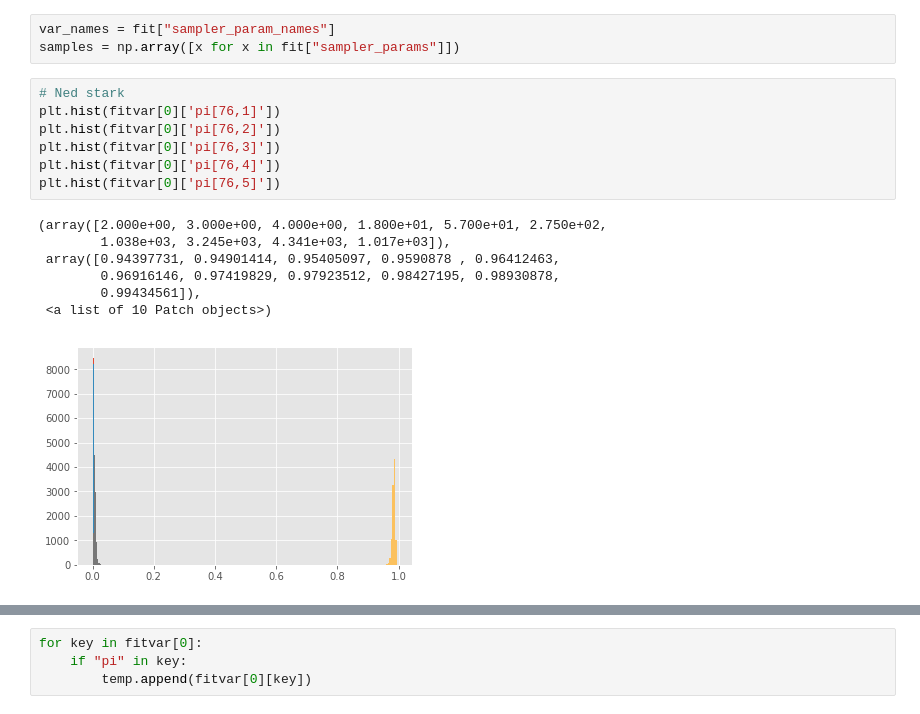
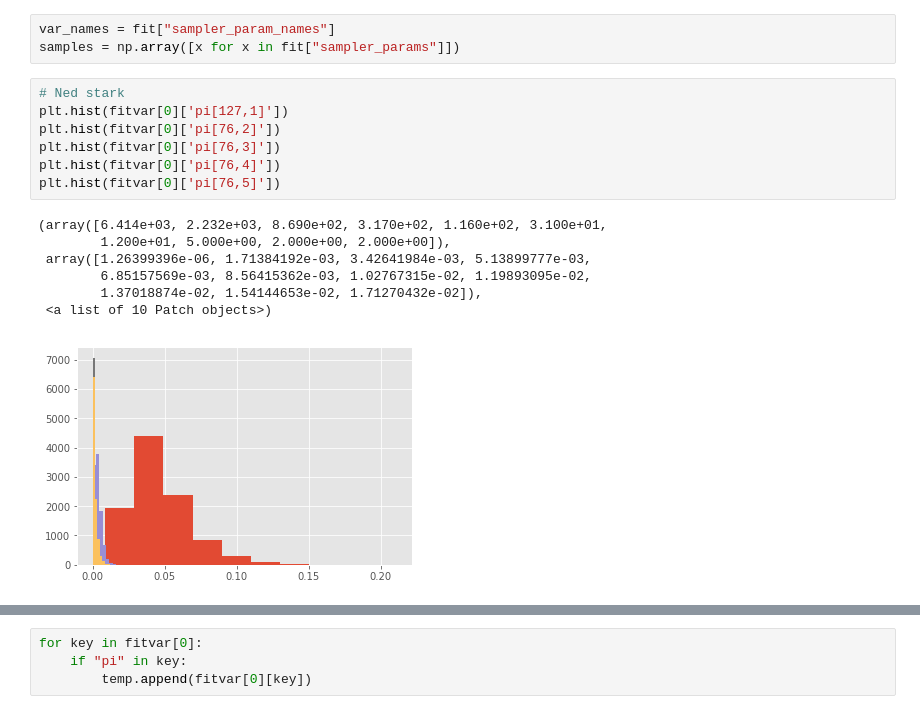
Before and after one commit to davidfrichhansen/mbml_project, a Jupyter notebook: notebooks/temp_final.ipynb, the cells around one changed output, grey strips where cells are left out. Cells and saved outputs as stored; diff of their text form.

```diff
--- a/notebooks/temp_final.ipynb
+++ b/notebooks/temp_final.ipynb
@@ -148,19 +155,19 @@ var_names = fit["sampler_param_names"]
 samples = np.array([x for x in fit["sampler_params"]])
 # %%
 # Ned stark
-plt.hist(fitvar[0]['pi[76,1]'])
+plt.hist(fitvar[0]['pi[127,1]'])
 plt.hist(fitvar[0]['pi[76,2]'])
 plt.hist(fitvar[0]['pi[76,3]'])
 plt.hist(fitvar[0]['pi[76,4]'])
 plt.hist(fitvar[0]['pi[76,5]'])
 # %% [output]
-(array([2.000e+00, 3.000e+00, 4.000e+00, 1.800e+01, 5.700e+01, 2.750e+02,
-        1.038e+03, 3.245e+03, 4.341e+03, 1.017e+03]),
- array([0.94397731, 0.94901414, 0.95405097, 0.9590878 , 0.96412463,
-        0.96916146, 0.97419829, 0.97923512, 0.98427195, 0.98930878,
-        0.99434561]),
+(array([6.414e+03, 2.232e+03, 8.690e+02, 3.170e+02, 1.160e+02, 3.100e+01,
+        1.200e+01, 5.000e+00, 2.000e+00, 2.000e+00]),
+ array([1.26399396e-06, 1.71384192e-03, 3.42641984e-03, 5.13899777e-03,
+        6.85157569e-03, 8.56415362e-03, 1.02767315e-02, 1.19893095e-02,
+        1.37018874e-02, 1.54144653e-02, 1.71270432e-02]),
  <a list of 10 Patch objects>)
-[figure, old version]
+[figure, new version]
 # %%
 # Robert
 plt.hist(fitvar[0]['pi[94,1]'])
```
Also changed, not shown: parts of 14 cells of this notebook, 6 other files.
